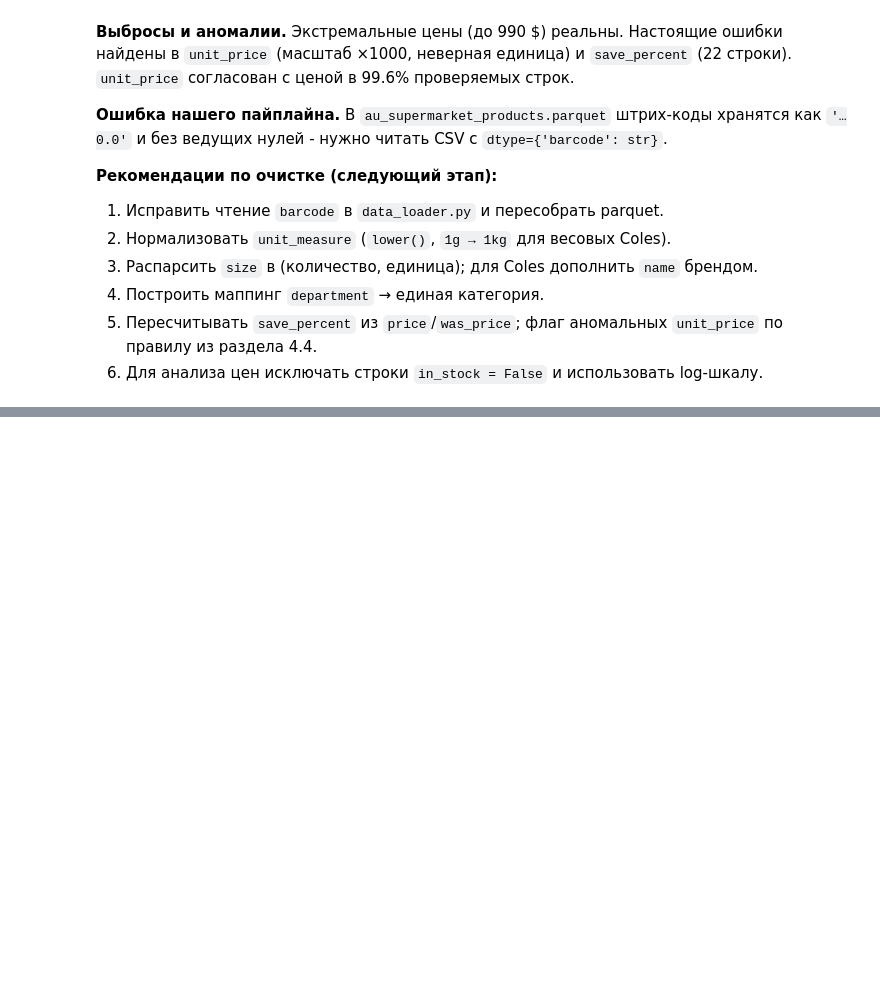
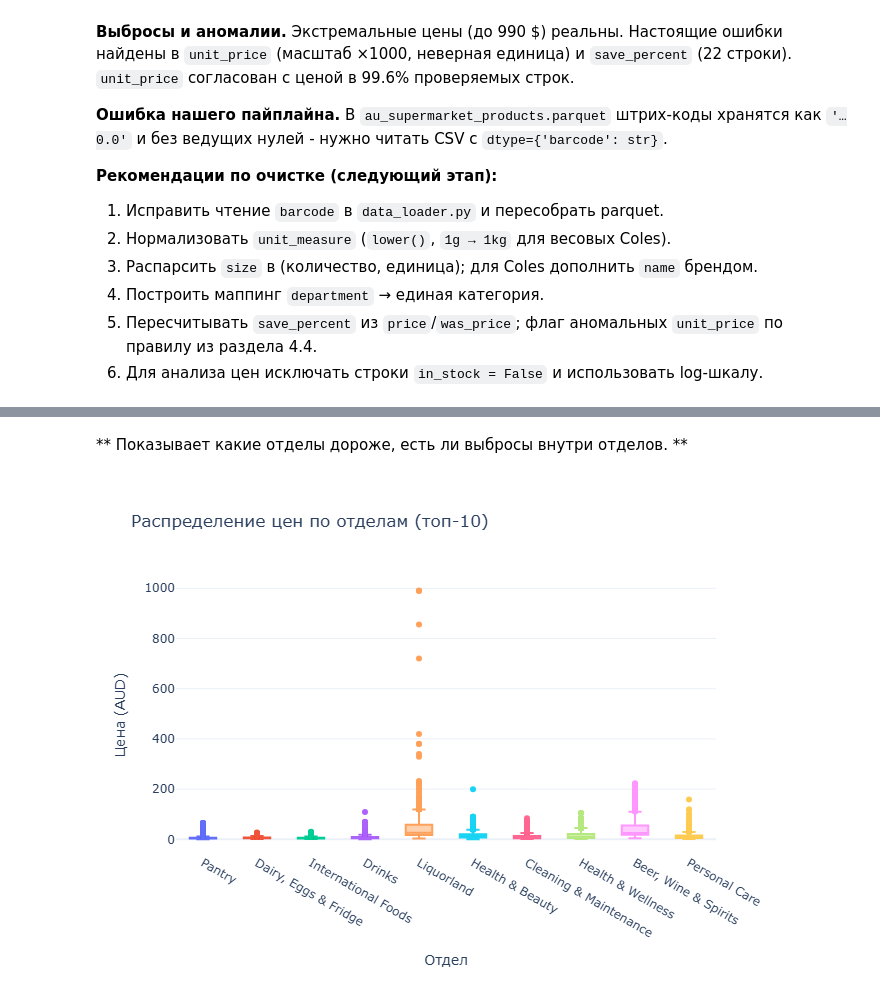
Before and after one commit to Leyla-zak/ZakirovaL_data_enj, a Jupyter notebook: notebooks/EDA.ipynb, the cells around one changed output, grey strips where cells are left out. Cells and saved outputs as stored; diff of their text form; code cells hidden in the pictures; blank space fills up the shorter version.

```diff
--- a/notebooks/EDA.ipynb
+++ b/notebooks/EDA.ipynb
@@ -875,0 +937,19 @@ summary.to_frame('значение')
+# %% [markdown]
+** Показывает какие отделы дороже, есть ли выбросы внутри отделов. **
+# %%
+# Box: распределение цен по топ-10 отделам
+top_depts = df['department'].value_counts().head(10).index
+df_top = df[df['department'].isin(top_depts)]
+
+fig = px.box(
+    df_top,
+    x='department',
+    y='price',
+    color='department',
+    title='Распределение цен по отделам (топ-10)',
+    labels={'price': 'Цена (AUD)', 'department': 'Отдел'}
+)
+fig.update_layout(showlegend=False)
+fig.show()
+# %% [output]
+[figure, added]
```
Also changed, not shown: parts of 15 cells of this notebook, 1 other file.
